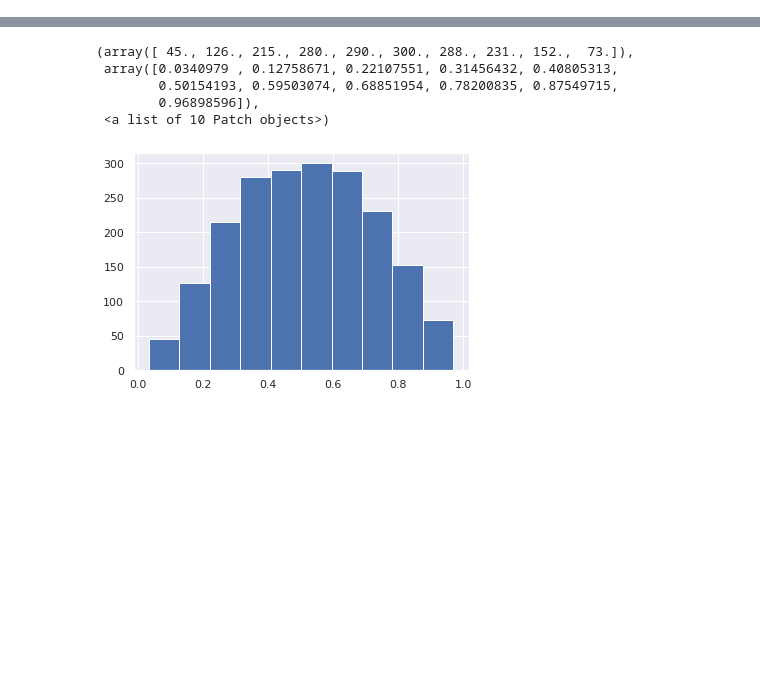
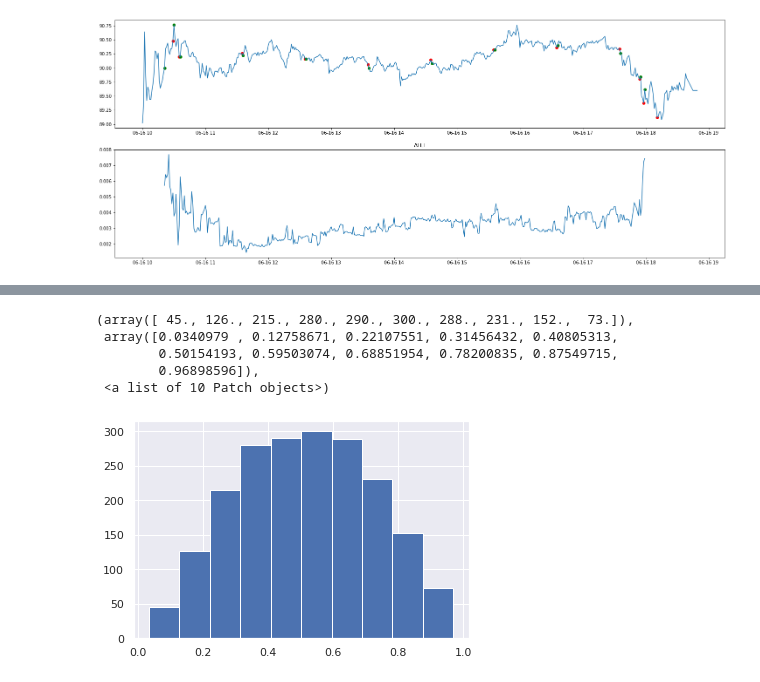
Before and after one commit to ajmal017/finance-4, a Jupyter notebook: train.ipynb, the cells around one changed output, grey strips where cells are left out. Saved outputs shown, nothing was run; the diff lists cells and outputs as text; code cells hidden in the pictures; blank space fills up the shorter version.

```diff
--- a/train.ipynb
+++ b/train.ipynb
@@ -193,0 +138,20 @@ log_loss(y_val[pred_proba > 0.9] > 0.002, pred_proba[pred_proba > 0.9])
+# %%
+class Model:
+    def __init__(self, base_model):
+        self.base_model = base_model
+
+    def predict_moments(self, X):
+        #pred = self.base_model.predict_proba(X.drop(['corn_datetime', 'ticker'], axis=1))[:, 1]
+        pred = self.base_model.predict(X.drop(['corn_datetime', 'ticker'], axis=1))
+
+        buy_moments = X[pred > 0.0][['ticker', 'corn_datetime']]
+        source_pred = pd.DataFrame()
+        source_pred['datetime'] = X['corn_datetime']
+        source_pred['ticker'] = X['ticker']
+        source_pred['pred'] = pred
+        source_pred['date'] = source_pred['datetime'].astype('datetime64[D]')
+
+        return buy_moments, source_pred
+
+
+strategy = Strategy(Model(lgb), take_profit_coef=1+0.005, stop_loss_coef=1-0.005, broker_comission=0.0005, close_interval=np.timedelta64(1,'h'))
@@ -193,0 +162,4 @@ log_loss(y_val[pred_proba > 0.9] > 0.002, pred_proba[pred_proba > 0.9])
+# %%
+strategy.draw(ticker2df, 1)
+# %% [output]
+[figure, added]
```
Also changed, not shown: parts of 51 cells of this notebook, 4 other files.
